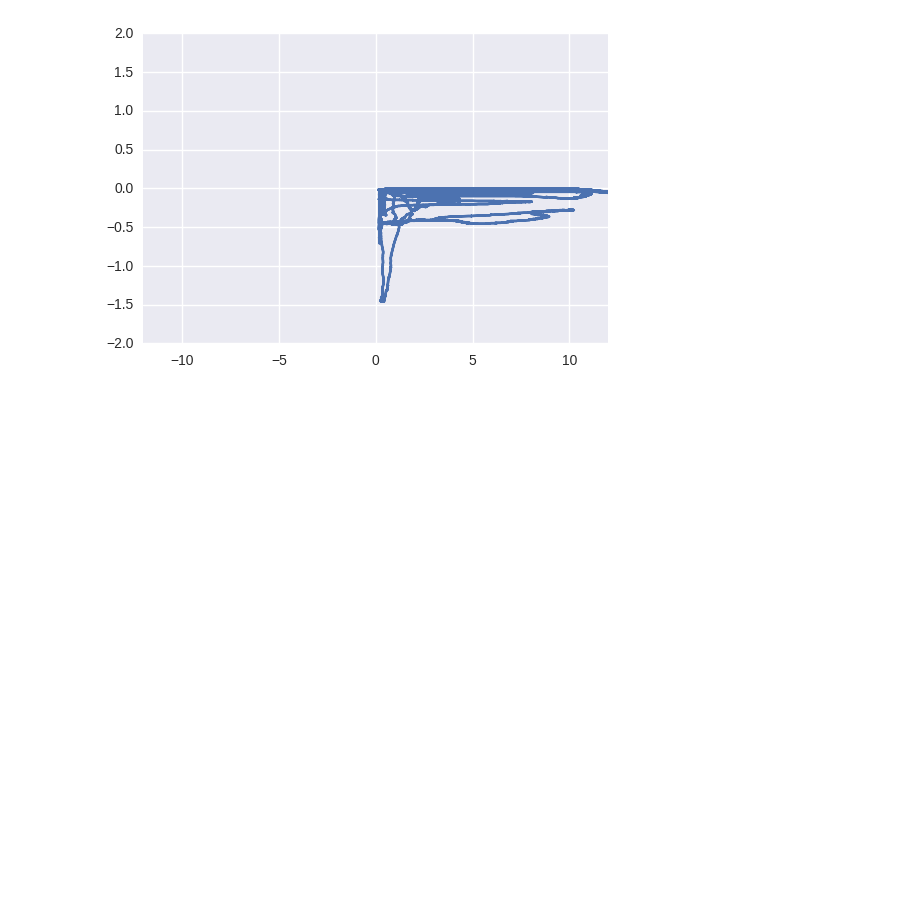
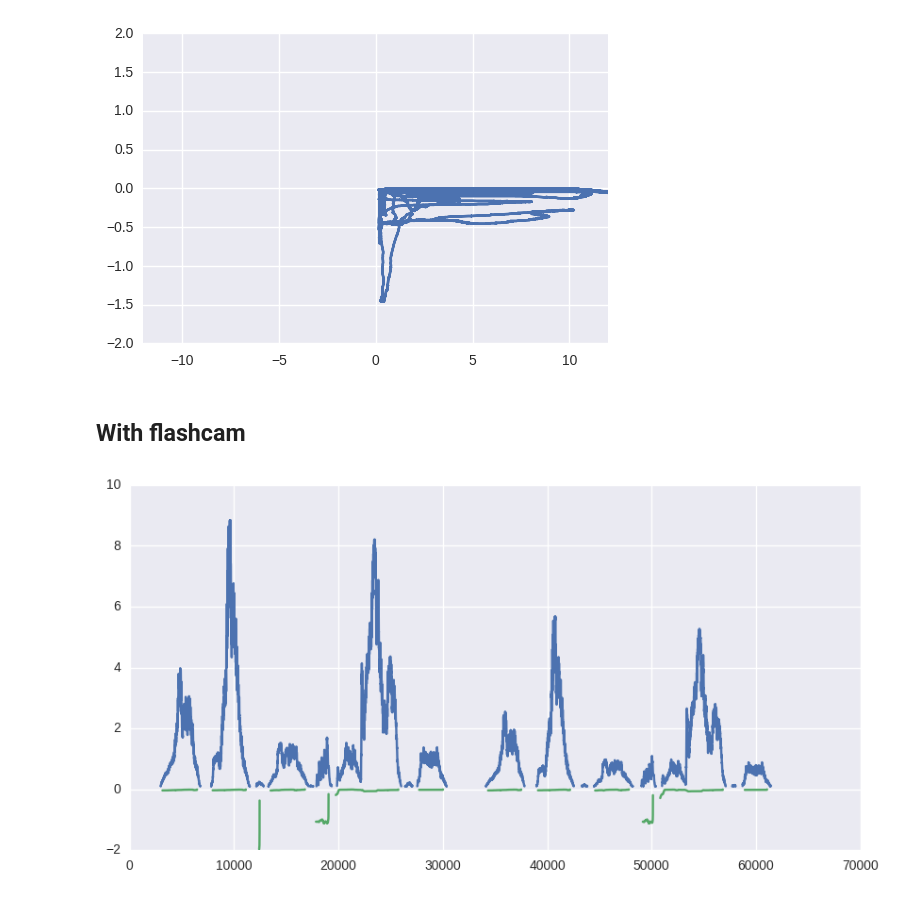
Before and after one commit to PaulEcoffet/birdsonglearningmodel, a Jupyter notebook: analysis/ba_example_analysis.ipynb, the cells around one changed output. Cells and saved outputs as stored; diff of their text form; code cells hidden in the pictures; blank space fills up the shorter version.

Commit message:
few additional graphs

```diff
--- a/analysis/ba_example_analysis.ipynb
+++ b/analysis/ba_example_analysis.ipynb
@@ -229,3 +229,20 @@ plt.xlim((-12, 12))
 # %% [output]
 (-12, 12)
 [figure]
+# %% [markdown]
+## With flashcam
+# %%
+dat = np.loadtxt('../data/flashcam_ab.dat')
+# %%
+alpha = dat[:, 0]
+alpha[np.where(np.abs(alpha) < 0.1)] = np.nan
+beta = dat[:, 1]
+beta[np.where(np.abs(beta - 0.15) < 0.1)] = np.nan
+# %%
+fig = plt.figure(figsize=(10, 5))
+ax = fig.gca()
+ax.plot(alpha)
+ax.plot(beta)
+plt.show(fig)
+# %% [output]
+[figure, added]
```
Also changed, not shown: parts of 1 cell of this notebook.
